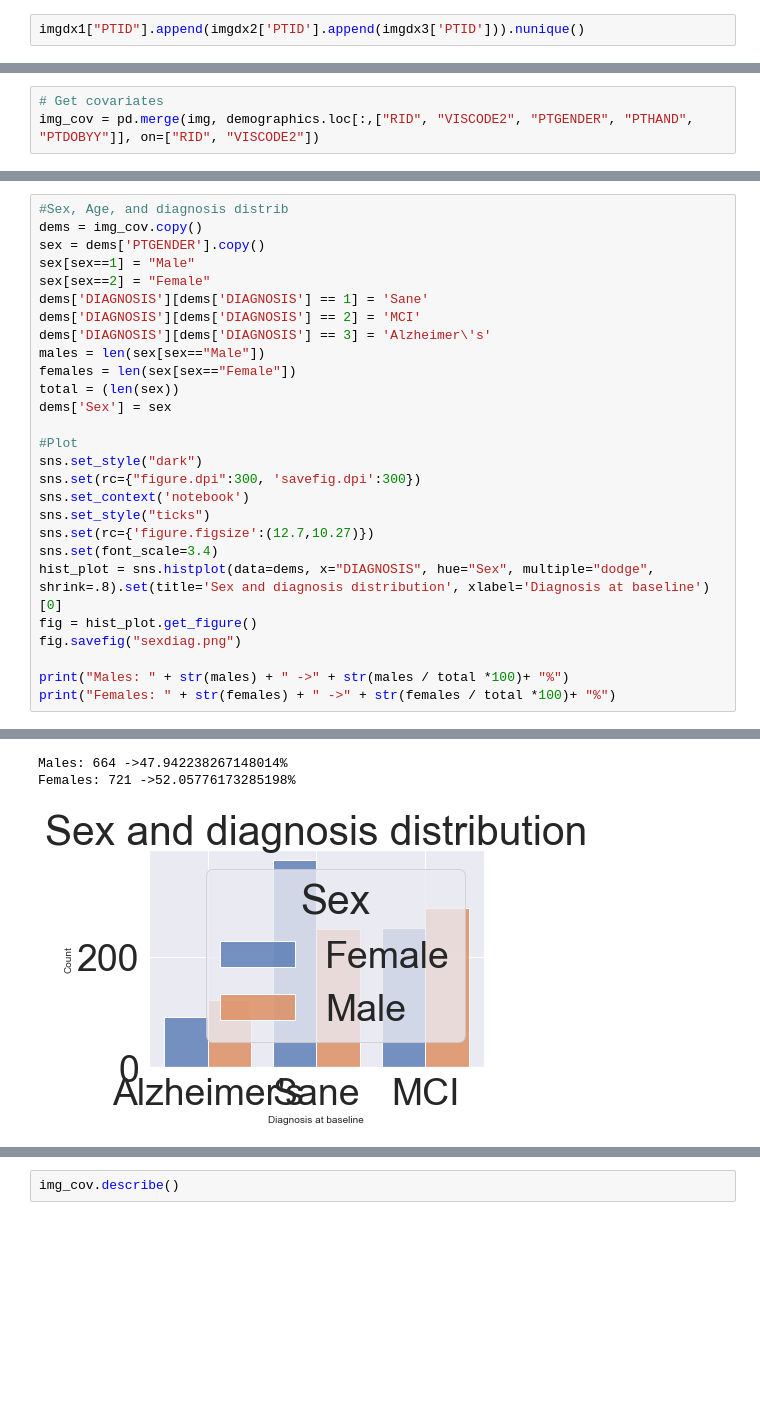
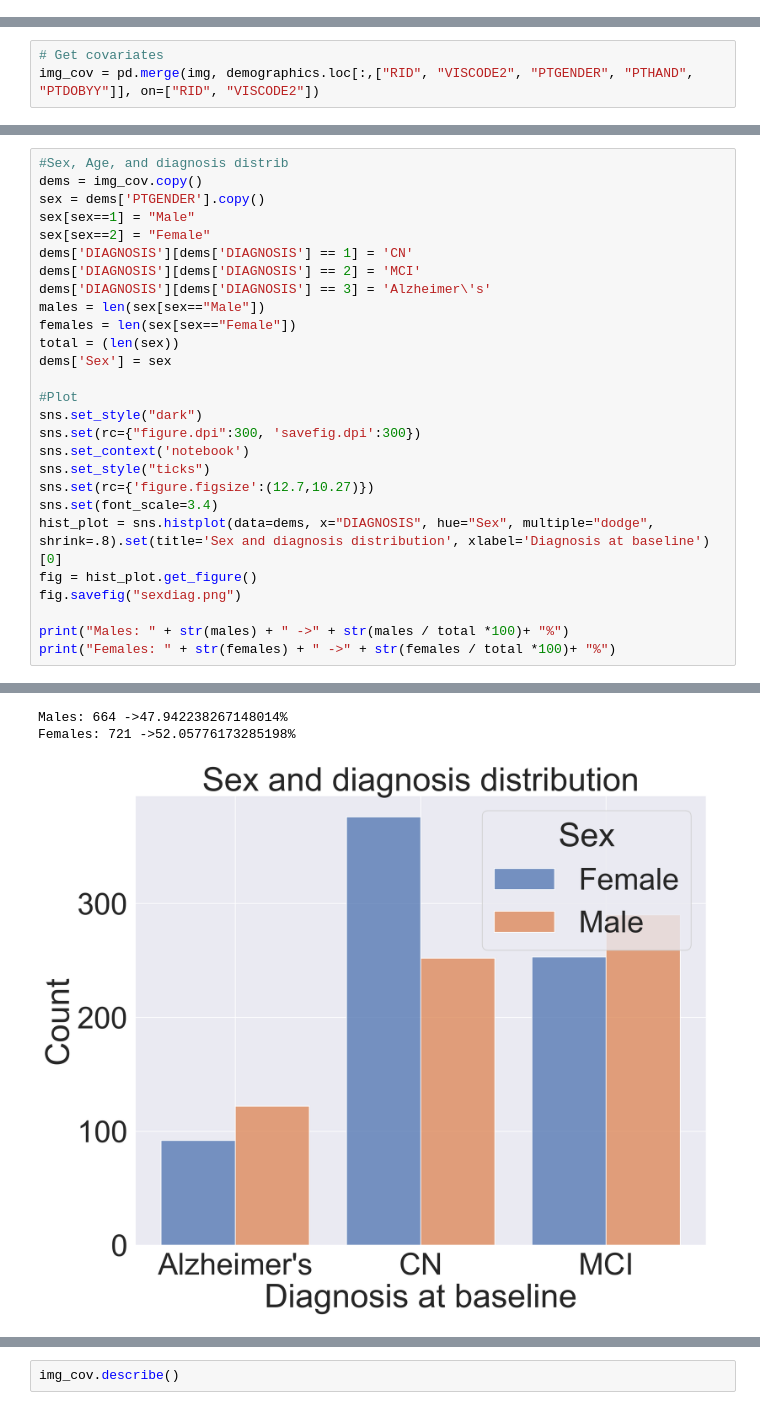
Before and after one commit to V1ncenttt/FYP-Alzheimer-Harmonisation, a Jupyter notebook: src/new_classifiers.ipynb, the cells around one changed output, grey strips where cells are left out. Drawn from its saved outputs; the diff is of its cells as text; blank space fills up the shorter version.

```diff
--- a/src/new_classifiers.ipynb
+++ b/src/new_classifiers.ipynb
@@ -78,5 +86,3 @@ dxbl_subset["USERDATE"] = pd.DatetimeIndex(dxbl_subset["USERDATE"]).year
 imgdx2 = pd.merge(adni2.loc[:,TAs+QMs].copy(), dxbl_subset, on=["RID", "VISCODE2"])
 imgdx3 = pd.merge(adni3.loc[:,TAs+QMs].copy(), dxbl_subset, on=["RID", "VISCODE2"])
 imgdx1 = pd.merge(adni1.loc[:,TAs2+QMs].copy(), dxbl_subset, on=["RID", "VISCODE"])
-# %%
-imgdx1["PTID"].append(imgdx2['PTID'].append(imgdx3['PTID'])).nunique()
@@ -121,7 +129,7 @@ dems = img_cov.copy()
 sex = dems['PTGENDER'].copy()
 sex[sex==1] = "Male"
 sex[sex==2] = "Female"
-dems['DIAGNOSIS'][dems['DIAGNOSIS'] == 1] = 'Sane'
+dems['DIAGNOSIS'][dems['DIAGNOSIS'] == 1] = 'CN'
 dems['DIAGNOSIS'][dems['DIAGNOSIS'] == 2] = 'MCI'
 dems['DIAGNOSIS'][dems['DIAGNOSIS'] == 3] = 'Alzheimer\'s'
 males = len(sex[sex=="Male"])
@@ -150,3 +158,3 @@ See the caveats in the documentation: https://pandas.pydata.org/pandas-docs/stab
 Males: 664 ->47.942238267148014%
 Females: 721 ->52.05776173285198%
-[figure, old version]
+[figure, new version]
```
Also changed, not shown: parts of 200 cells of this notebook, 1 other file.
